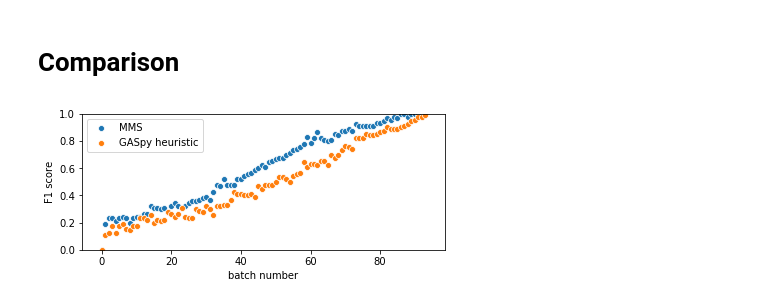
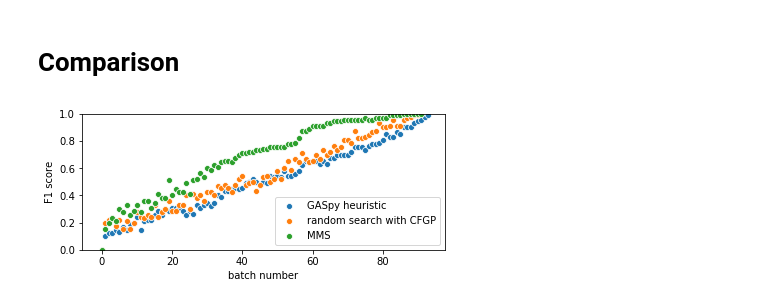
Before and after one commit to ulissigroup/catalyst-acquisitions, a Jupyter notebook: notebooks/comparisons/compare_hallucinations.ipynb, the cells around one changed output. Saved outputs shown, nothing was run; the diff lists cells and outputs as text; code cells hidden in the pictures.

```diff
--- a/notebooks/comparisons/compare_hallucinations.ipynb
+++ b/notebooks/comparisons/compare_hallucinations.ipynb
@@ -42,0 +48,28 @@ sampling_features, sampling_labels, sampling_surfaces = parse_rows(rows[initial_
+# %%
+import sys
+from src.discoverers.adsorption.randomsearch_cfgp import RandomSearcherCFGP
+
+
+# Initialize
+rs_discoverer = RandomSearcherCFGP(db_dir=db_dir,
+                                   target_energy=target_energy,
+                                   quantile_cutoff=quantile_cutoff,
+                                   batch_size=batch_size,
+                                   training_features=training_features,
+                                   training_labels=training_labels,
+                                   training_surfaces=training_surfaces,
+                                   sampling_features=sampling_features,
+                                   sampling_labels=sampling_labels,
+                                   sampling_surfaces=sampling_surfaces,
+                                   init_train=False  # Set to `False` only for warm starts
+                                  )
+
+# Load
+rs_dir = '../random_cfgp/'
+nn_cp = rs_dir + 'checkpoints/2020-06-21-16-17-43-cnn/checkpoint.pt'
+gp_cp = rs_dir + 'gp_state.pth'
+norm_cp = rs_dir + 'normalizer.pth'
+rs_discoverer.load_last_run(nn_cp, gp_cp, norm_cp)
+
+# Plot
+rs_figs = rs_discoverer.plot_performance(window=100)
@@ -43,6 +108,5 @@ sampling_features, sampling_labels, sampling_surfaces = parse_rows(rows[initial_
 # %%
 import sys
-sys.path.insert(0, '../../')
 from src.discoverers.adsorption.mms import MultiscaleDiscoverer
 
 
@@ -62,7 +126,7 @@ mms_discoverer = MultiscaleDiscoverer(db_dir=db_dir,
 
 # Load
 mms_dir = '../MMS/'
-nn_cp = mms_dir + 'checkpoints/2020-06-14-10-02-26-cnn/checkpoint.pt'
+nn_cp = mms_dir + 'checkpoints/2020-06-21-17-21-49-cnn/checkpoint.pt'
 gp_cp = mms_dir + 'gp_state.pth'
 norm_cp = mms_dir + 'normalizer.pth'
 mms_discoverer.load_last_run(nn_cp, gp_cp, norm_cp)
@@ -195,25 +260,30 @@ def plot_reward(self, reward_name=None):
 # %%
 import matplotlib.pyplot as plt
 from matplotlib import ticker
 import seaborn as sns
 
 
 FORMATTER = ticker.FuncFormatter(lambda x, p: format(int(x), ','))
 FIG_SIZE = (6.5, 2.5)
 
 
 fig = plt.figure()
+ax_tpot = sns.scatterplot(list(range(len(tpot_discoverer.reward_history))),
+                          tpot_discoverer.reward_history,
+                          label='GASpy heuristic')
+ax_rs = sns.scatterplot(list(range(len(rs_discoverer.reward_history))),
+                        rs_discoverer.reward_history,
+                        label='random search with CFGP')
 ax_mms = sns.scatterplot(list(range(len(mms_discoverer.reward_history))),
                          mms_discoverer.reward_history,
                          label='MMS')
-ax_tpot = sns.scatterplot(list(range(len(tpot_discoverer.reward_history))),
-                          tpot_discoverer.reward_history,
-                          label='GASpy heuristic')
+
+
 
 _ = ax_mms.set_xlabel('batch number')
 _ = ax_mms.set_ylabel('F1 score')
 _ = ax_mms.set_ylim(0., 1.)
 _ = fig.set_size_inches(*FIG_SIZE)
 _ = ax_mms.get_xaxis().set_major_formatter(FORMATTER)
 # %% [output]
-[figure, old version]
+[figure, new version]
```
Also changed, not shown: parts of 9 cells of this notebook, 1 other file.
